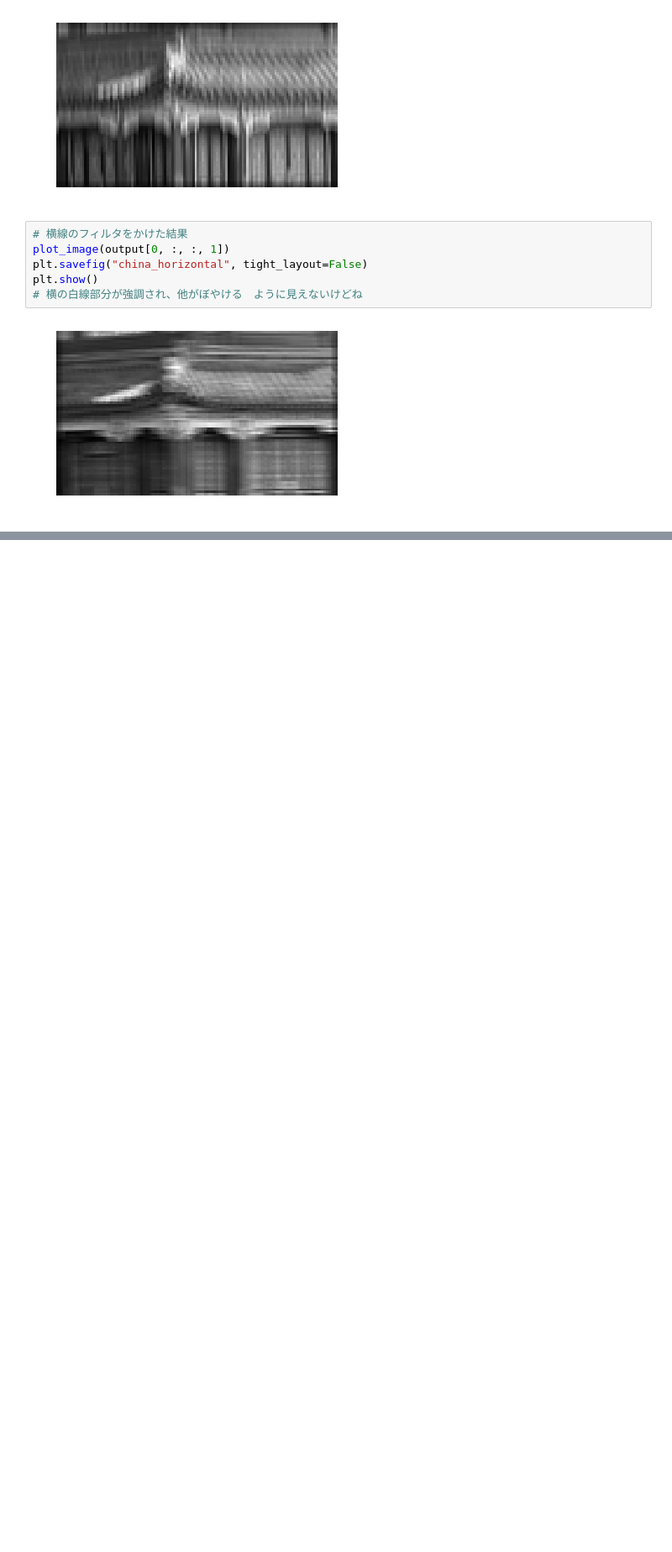
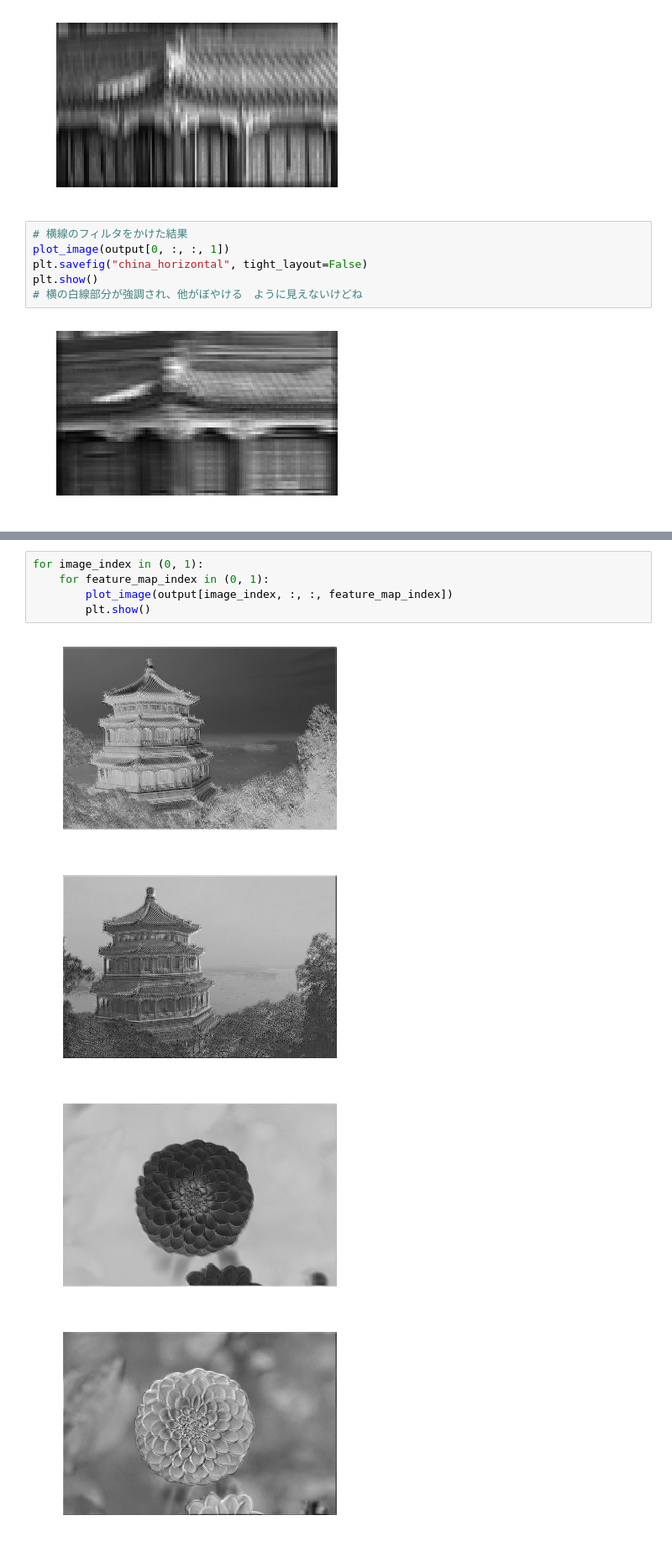
Before and after one commit to hiro-kimu-1009768/scikit-learn-and-TensorFlow-, a Jupyter notebook: 13_convolutional_neural_networks/13_Convolutional_Neural_Networks.ipynb, the cells around one changed output, grey strips where cells are left out. Shown at 84% size. Saved outputs shown, nothing was run; the diff lists cells and outputs as text; blank space fills up the shorter version.

```diff
--- a/13_convolutional_neural_networks/13_Convolutional_Neural_Networks.ipynb
+++ b/13_convolutional_neural_networks/13_Convolutional_Neural_Networks.ipynb
@@ -117,0 +158,10 @@ plt.show()
+# %%
+for image_index in (0, 1):
+    for feature_map_index in (0, 1):
+        plot_image(output[image_index, :, :, feature_map_index])
+        plt.show()
+# %% [output]
+[figure, added]
+[figure, added]
+[figure, added]
+[figure, added]
```
Also changed, not shown: parts of 7 cells of this notebook, 2 other files.
